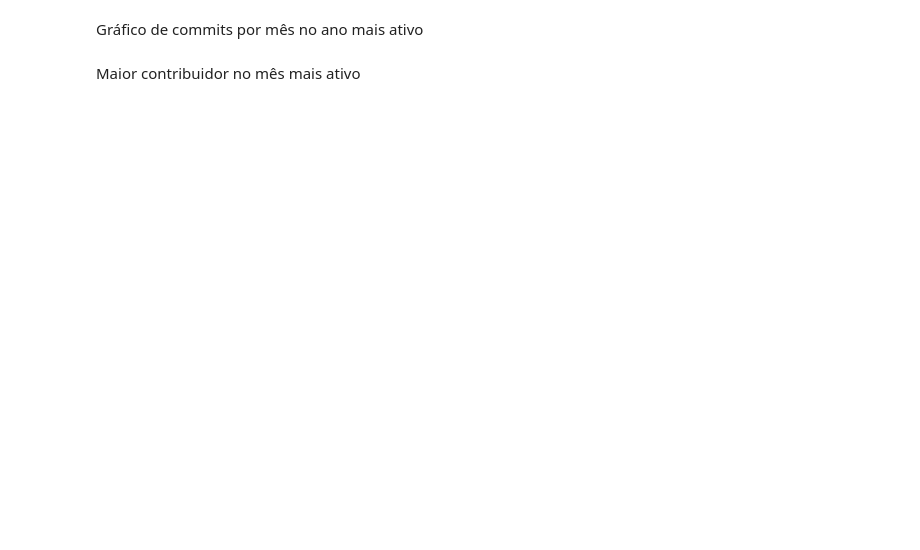
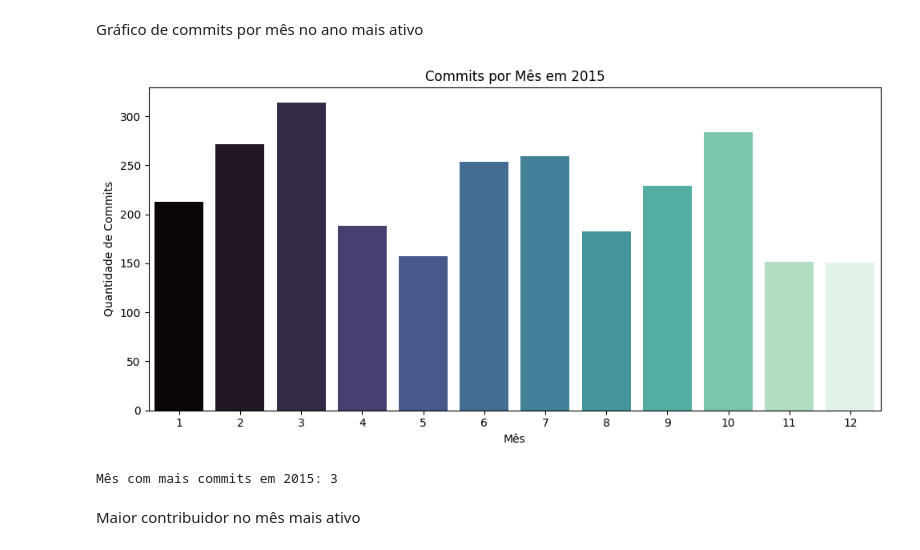
Before and after one commit to ezefferth/projeto-lp-2025, a Jupyter notebook: TrabLP2025_Ezefferth.ipynb, the cells around one changed output. Saved outputs shown, nothing was run; the diff lists cells and outputs as text; code cells hidden in the pictures; blank space fills up the shorter version.

```diff
--- a/TrabLP2025_Ezefferth.ipynb
+++ b/TrabLP2025_Ezefferth.ipynb
@@ -113,22 +110,25 @@ Gráfico de commits por mês no ano mais ativo
 # %%
 
 df_ano_top = df[df['year'] == ano_mais_commits]
 
 
 commits_por_mes = df_ano_top['month'].value_counts().sort_index()
 mes_mais_commits = commits_por_mes.idxmax()
 
 
 plt.figure(figsize=(10, 5))
-sns.barplot(x=commits_por_mes.index, y=commits_por_mes.values, palette='mako')
+sns.barplot(x=commits_por_mes.index, y=commits_por_mes.values, hue=commits_por_mes.index, palette='mako', legend=False)
 plt.title(f"Commits por Mês em {ano_mais_commits}")
 plt.xlabel("Mês")
 plt.ylabel("Quantidade de Commits")
 plt.xticks(rotation=0)
 plt.tight_layout()
 plt.show()
 
 print(f"Mês com mais commits em {ano_mais_commits}: {mes_mais_commits}")
+# %% [output]
+[figure, added]
+Mês com mais commits em 2015: 3
 # %% [markdown]
 Maior contribuidor no mês mais ativo
 # %%
```
Also changed, not shown: parts of 2 cells of this notebook.
